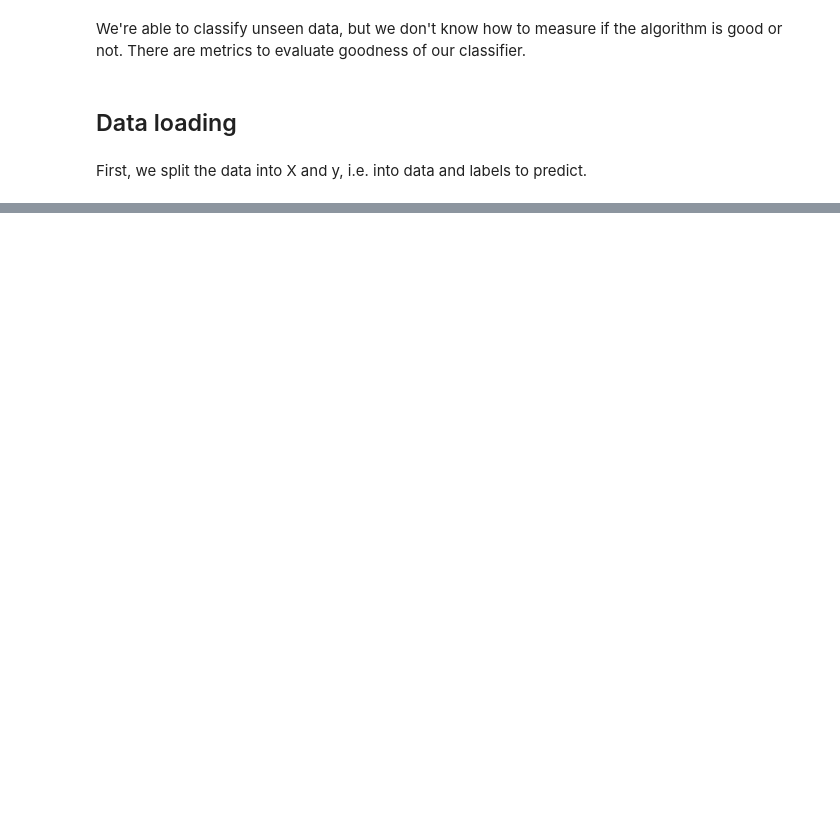
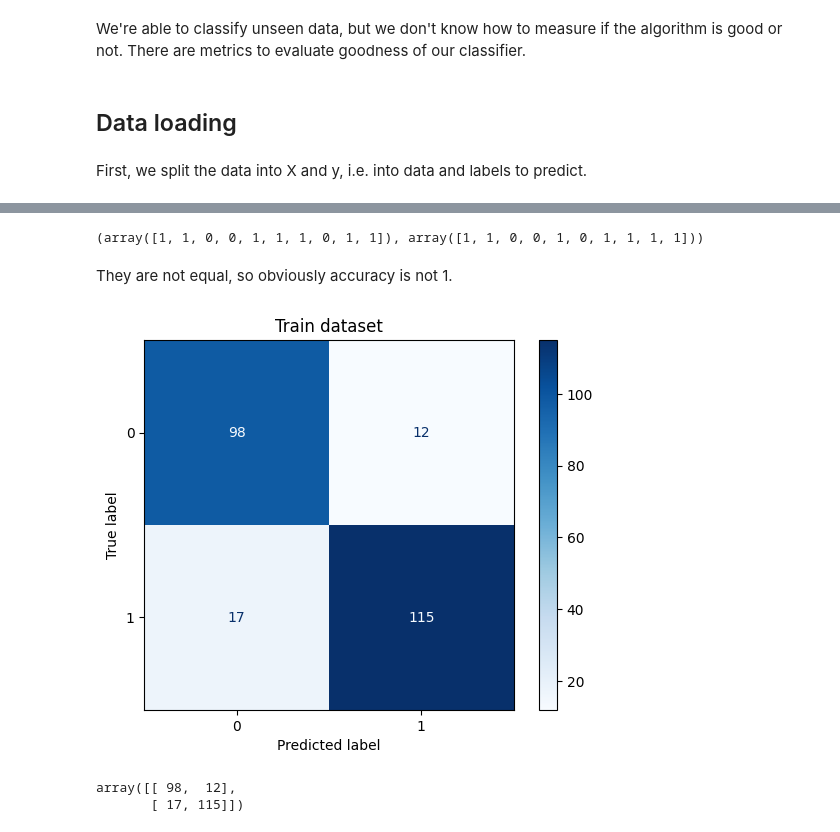
Before and after one commit to SandytheTraveller/Machine-Learning-Course, a Jupyter notebook: lecture_4_performance_for_classification.ipynb, the cells around one changed output, grey strips where cells are left out. Cells and saved outputs as stored; diff of their text form; code cells hidden in the pictures; blank space fills up the shorter version.

```diff
--- a/lecture_4_performance_for_classification.ipynb
+++ b/lecture_4_performance_for_classification.ipynb
@@ -43,0 +49,6 @@ X = heart_ct.fit_transform(heart)
+# %%
+X_train, X_test, y_train, y_test = train_test_split(X, labels,
+                                                    test_size=0.2,
+                                                    shuffle=True,
+                                                    stratify=labels) # not necessary to stratify
+# we should stratify in the case of unbalanced labels
@@ -43,0 +63,27 @@ X = heart_ct.fit_transform(heart)
+# %%
+# build classifier
+knn_clf = KNeighborsClassifier(n_neighbors=3)
+knn_clf.fit(X_train, y_train)
+
+# make predictions on train and test sets; list of true labels and list of predicted labels
+y_train_predicted = knn_clf.predict(X_train)
+y_test_predicted = knn_clf.predict(X_test)
+# %%
+y_test_predicted[:10], y_test[:10]
+# %% [output]
+(array([1, 1, 0, 0, 1, 1, 1, 0, 1, 1]), array([1, 1, 0, 0, 1, 0, 1, 1, 1, 1]))
+# %% [markdown]
+They are not equal, so obviously accuracy is not 1.
+# %%
+conf_matrix = confusion_matrix(y_train, y_train_predicted)
+
+# method which allows to visualize the confusion matrix
+ConfusionMatrixDisplay.from_predictions(y_train, y_train_predicted, cmap=plt.cm.Blues)
+plt.title('Train dataset')
+plt.show()
+
+conf_matrix
+# %% [output]
+[figure, added]
+array([[ 98,  12],
+       [ 17, 115]])
```
Also changed, not shown: parts of 18 cells of this notebook.
